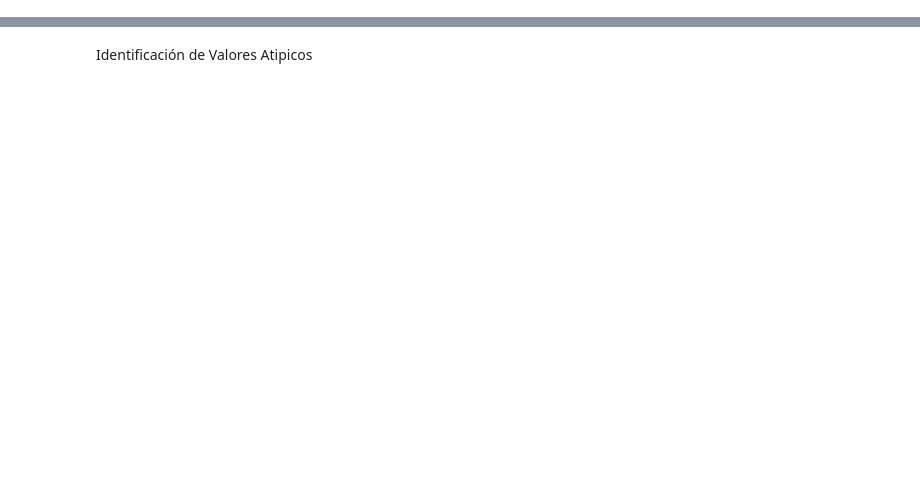
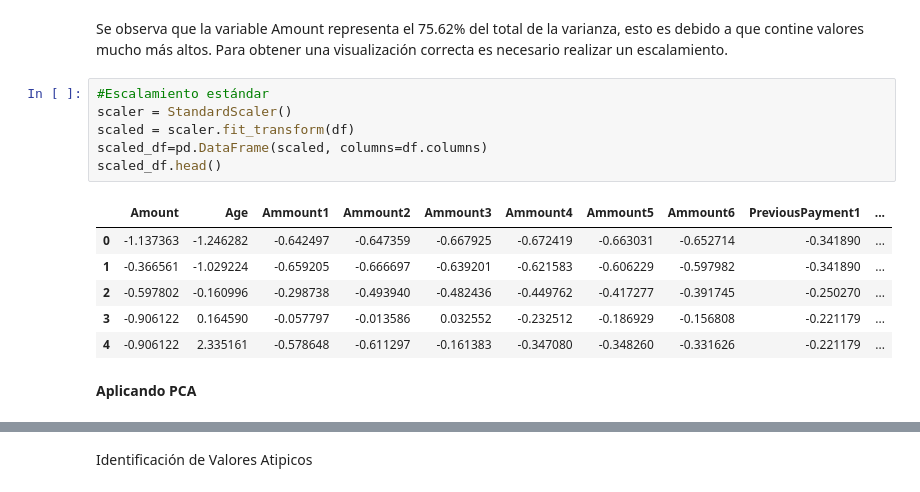
Before and after one commit to PosgradoMNA/actividades-del-projecto-equipo_69, a Jupyter notebook: Actividad_Semanal4.ipynb, the cells around one changed output, grey strips where cells are left out. Cells and saved outputs as stored; diff of their text form; blank space fills up the shorter version.

```diff
--- a/Actividad_Semanal4.ipynb
+++ b/Actividad_Semanal4.ipynb
@@ -326,0 +160,17 @@ Se incluyo X15 por ser la variable mas importente en PC1, el cual es el componen
+# %% [markdown]
+Se observa que la variable Amount representa el 75.62% del total de la varianza, esto es debido a que contine valores mucho más altos. Para obtener una visualización correcta es necesario realizar un escalamiento.
+# %%
+#Escalamiento estándar
+scaler = StandardScaler()
+scaled = scaler.fit_transform(df)
+scaled_df=pd.DataFrame(scaled, columns=df.columns)
+scaled_df.head()
+# %% [output]
+|  | Amount | Age | Ammount1 | Ammount2 | Ammount3 | Ammount4 | Ammount5 | Ammount6 | PreviousPayment1 | ... |
+| 0 | -1.137363 | -1.246282 | -0.642497 | -0.647359 | -0.667925 | -0.672419 | -0.663031 | -0.652714 | -0.341890 | ... |
+| 1 | -0.366561 | -1.029224 | -0.659205 | -0.666697 | -0.639201 | -0.621583 | -0.606229 | -0.597982 | -0.341890 | ... |
+| 2 | -0.597802 | -0.160996 | -0.298738 | -0.493940 | -0.482436 | -0.449762 | -0.417277 | -0.391745 | -0.250270 | ... |
+| 3 | -0.906122 | 0.164590 | -0.057797 | -0.013586 | 0.032552 | -0.232512 | -0.186929 | -0.156808 | -0.221179 | ... |
+| 4 | -0.906122 | 2.335161 | -0.578648 | -0.611297 | -0.161383 | -0.347080 | -0.348260 | -0.331626 | -0.221179 | ... |
+# %% [markdown]
+**Aplicando PCA**
```
Also changed, not shown: parts of 57 cells of this notebook.
